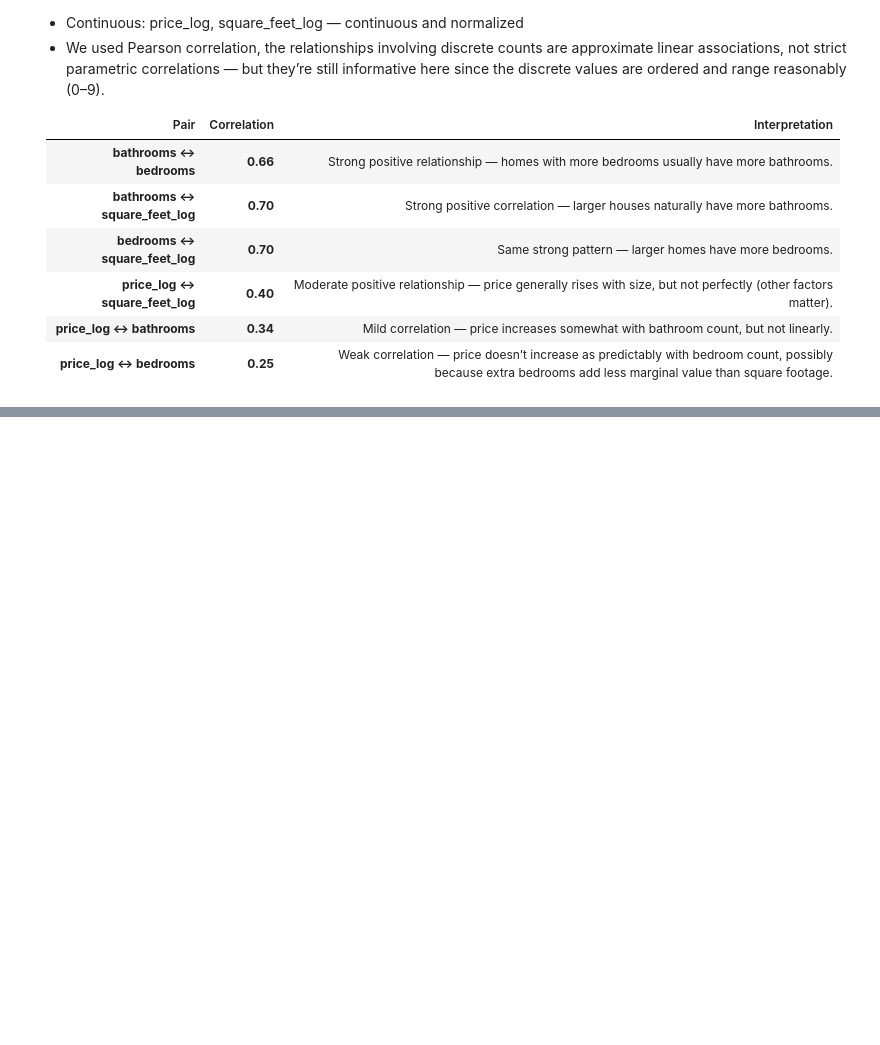
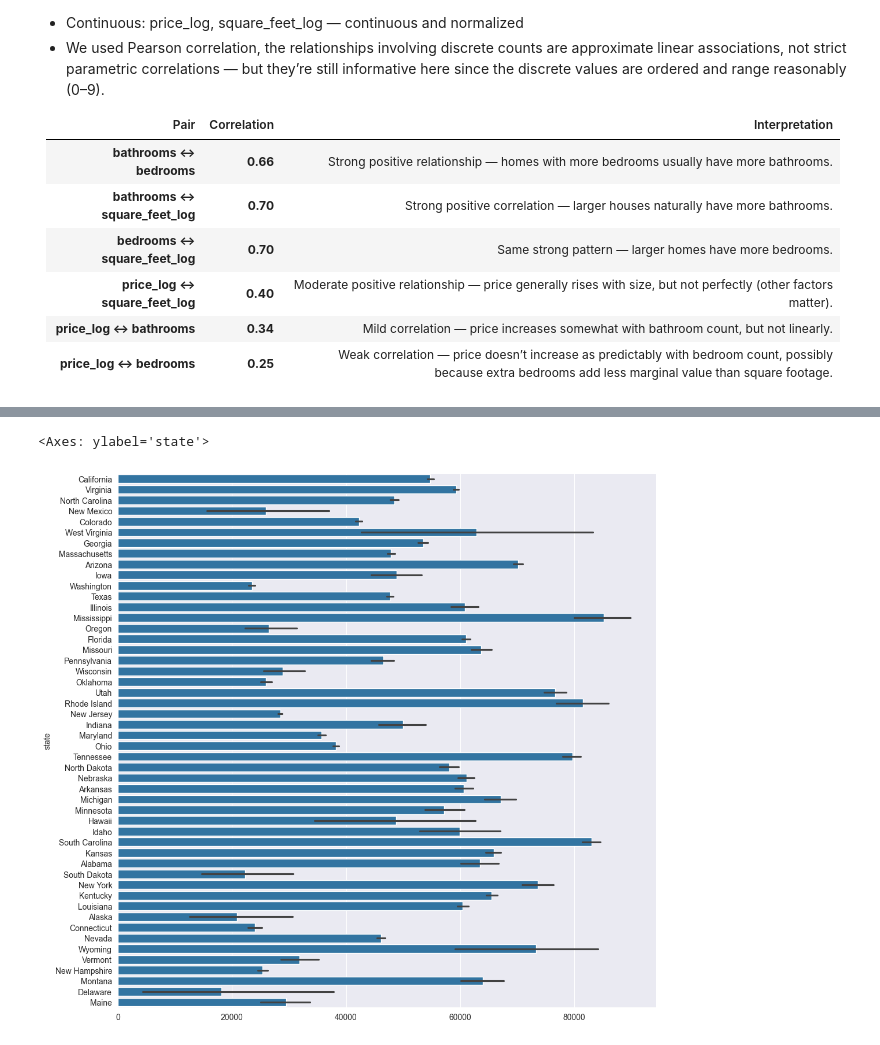
Before and after one commit to ipacheco9311/CS-577-07-Data-Science-Fall-2025-Project, a Jupyter notebook: source/project.ipynb, the cells around one changed output, grey strips where cells are left out. Saved outputs shown, nothing was run; the diff lists cells and outputs as text; code cells hidden in the pictures; blank space fills up the shorter version.

```diff
--- a/source/project.ipynb
+++ b/source/project.ipynb
@@ -272,0 +352,6 @@ bea_df = BureauEconomicAnalysisAPI.fetch_dataset('Regional', GeoFips='STATE', Ta
+# %%
+fig, axes = plt.subplots(1, 1, figsize=(12, 12))
+sns.barplot(cleaned_subset_df['state'])
+# %% [output]
+<Axes: ylabel='state'>
+[figure, added]
```
Also changed, not shown: parts of 33 cells of this notebook, 2 other files.
